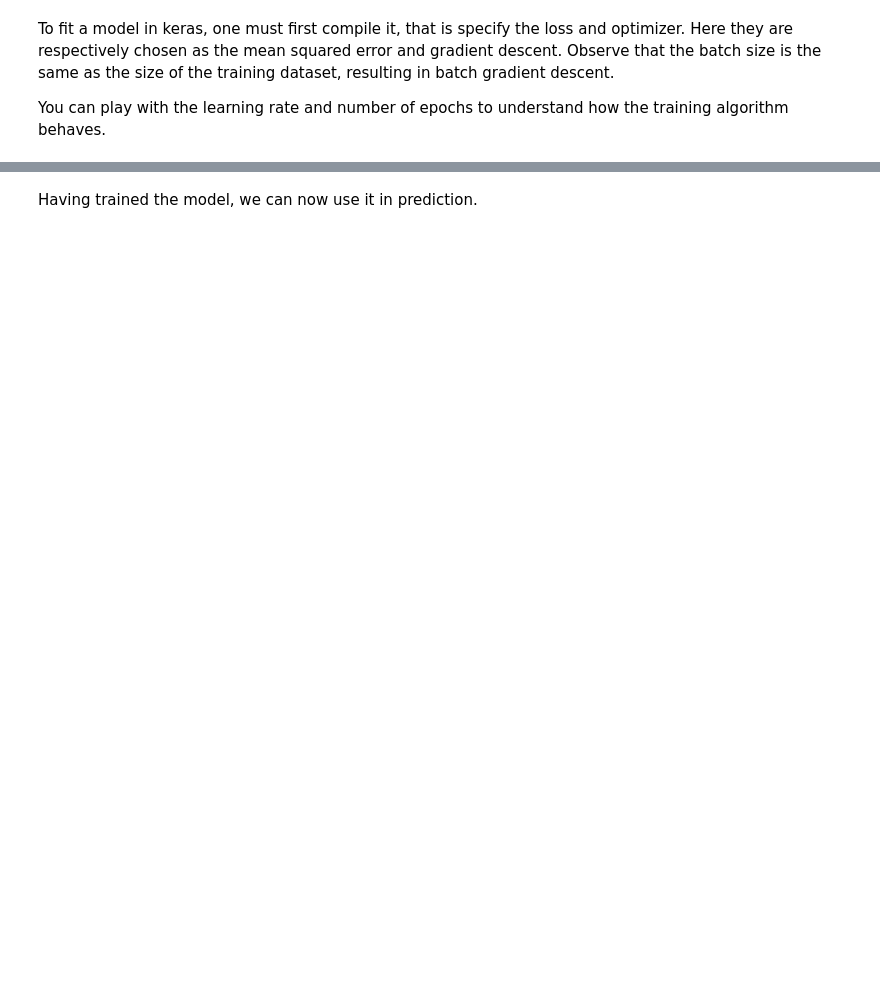
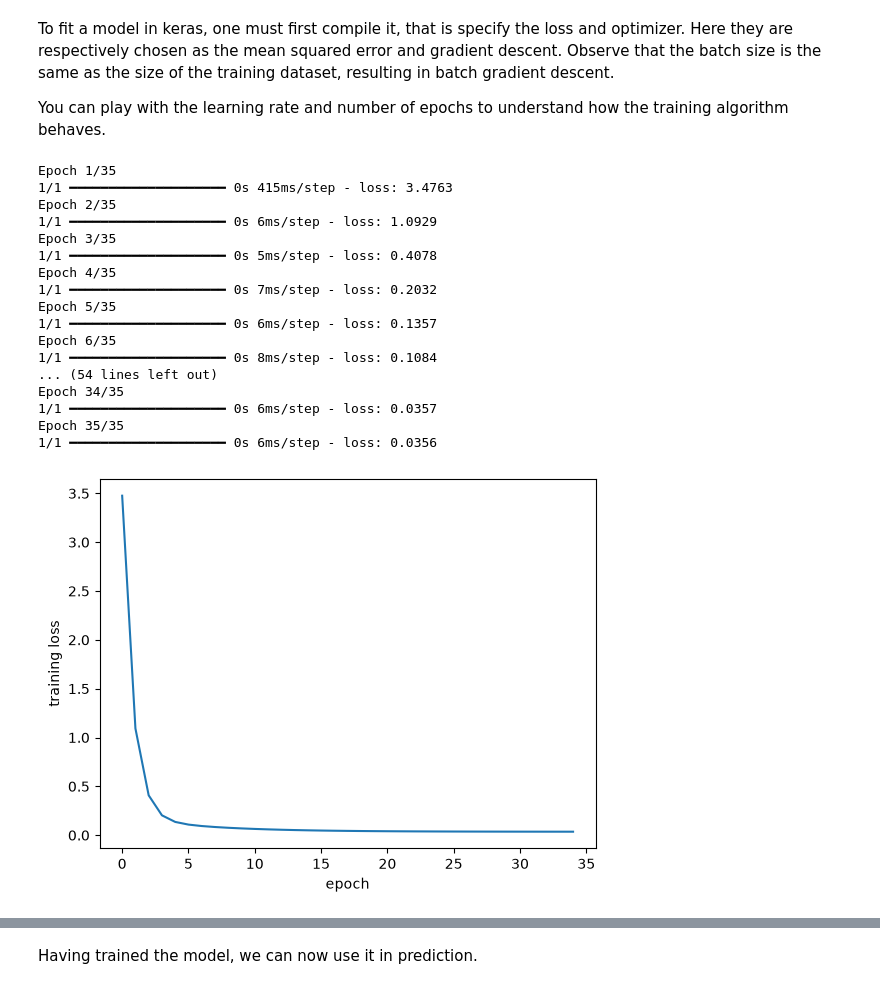
Before and after one commit to aradmehralian/data-mining-neural-networks-projects, a Jupyter notebook: Assignment 1/session1.ipynb, the cells around one changed output, grey strips where cells are left out. Cells and saved outputs as stored; diff of their text form; code cells hidden in the pictures; blank space fills up the shorter version.

```diff
--- a/Assignment 1/session1.ipynb
+++ b/Assignment 1/session1.ipynb
@@ -36,18 +50,19 @@ plt.show()
 # %% [markdown]
 The following function can be used to instantiate the perceptron
 # %%
-def perceptron(input_shape= [1], units= 1, activation= None):
+def perceptron(input_shape=[1], units=1, activation=None):
     model = keras.Sequential(
         [
-            keras.layers.Input(shape= input_shape),
-            keras.layers.Dense(units= units, activation= activation)
+            keras.layers.Input(shape=input_shape),
+            keras.layers.Dense(units=units, activation=activation),
         ]
     )
     return model
+
 
 linear_model = perceptron()
 
 # You can vizualize a summary of your model by commenting out the following line.
 # Here it is an affine function in dimension 1, thus having two parameters.
 
-# linear_model.summary()
+linear_model.summary()
@@ -57,13 +82,32 @@ To fit a model in keras, one must first compile it, that is specify the loss and
 You can play with the learning rate and number of epochs to understand how the training algorithm behaves.
 # %%
 linear_model.compile(
-    loss = keras.losses.MeanSquaredError(),
-    optimizer = keras.optimizers.SGD(learning_rate= 0.2)
+    loss=keras.losses.MeanSquaredError(),
+    optimizer=keras.optimizers.SGD(learning_rate=0.2),
 )
-history = linear_model.fit(x_train, y_train, epochs= 35, batch_size= 50)
+history = linear_model.fit(x_train, y_train, epochs=35, batch_size=50)
 
 plt.figure()
-plt.xlabel('epoch')
-plt.ylabel('training loss')
-plt.plot(history.history['loss'])
+plt.xlabel("epoch")
+plt.ylabel("training loss")
+plt.plot(history.history["loss"])
 plt.show()
+# %% [output]
+Epoch 1/35
+1/1 ━━━━━━━━━━━━━━━━━━━━ 0s 415ms/step - loss: 3.4763
+Epoch 2/35
+1/1 ━━━━━━━━━━━━━━━━━━━━ 0s 6ms/step - loss: 1.0929
+Epoch 3/35
+1/1 ━━━━━━━━━━━━━━━━━━━━ 0s 5ms/step - loss: 0.4078
+Epoch 4/35
+1/1 ━━━━━━━━━━━━━━━━━━━━ 0s 7ms/step - loss: 0.2032
+Epoch 5/35
+1/1 ━━━━━━━━━━━━━━━━━━━━ 0s 6ms/step - loss: 0.1357
+Epoch 6/35
+1/1 ━━━━━━━━━━━━━━━━━━━━ 0s 8ms/step - loss: 0.1084
+... (54 lines left out)
+Epoch 34/35
+1/1 ━━━━━━━━━━━━━━━━━━━━ 0s 6ms/step - loss: 0.0357
+Epoch 35/35
+1/1 ━━━━━━━━━━━━━━━━━━━━ 0s 6ms/step - loss: 0.0356
+[figure, added]
```
Also changed, not shown: parts of 32 cells of this notebook.
